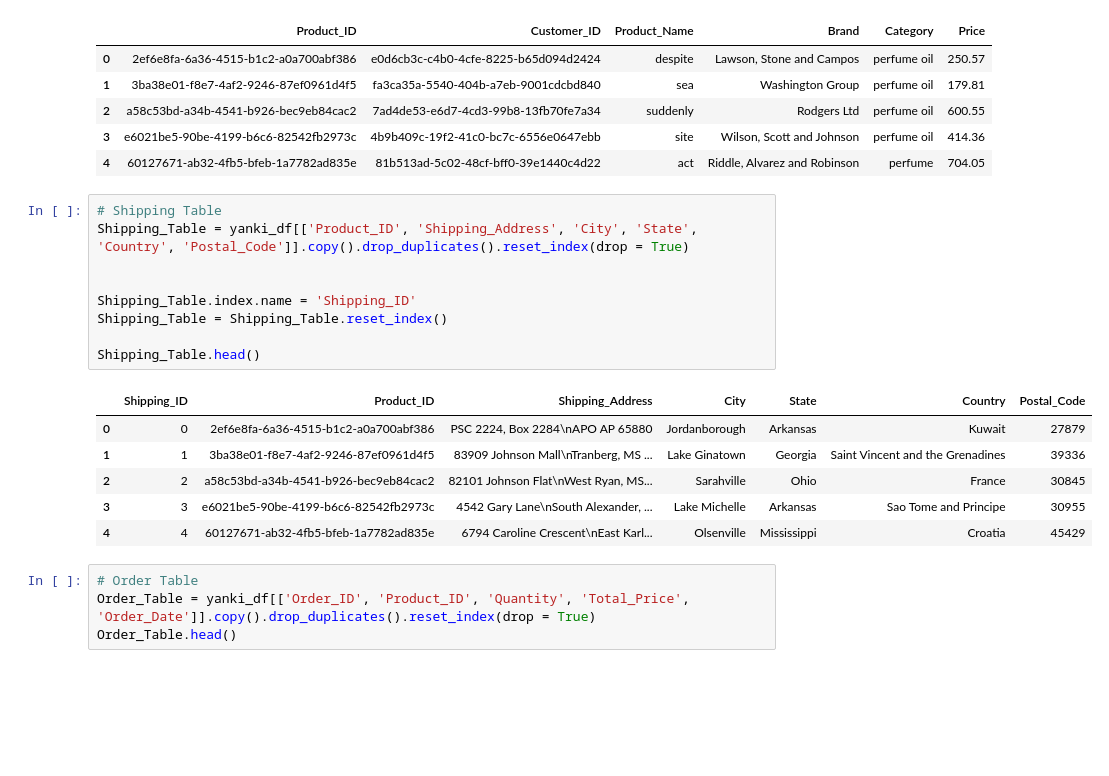
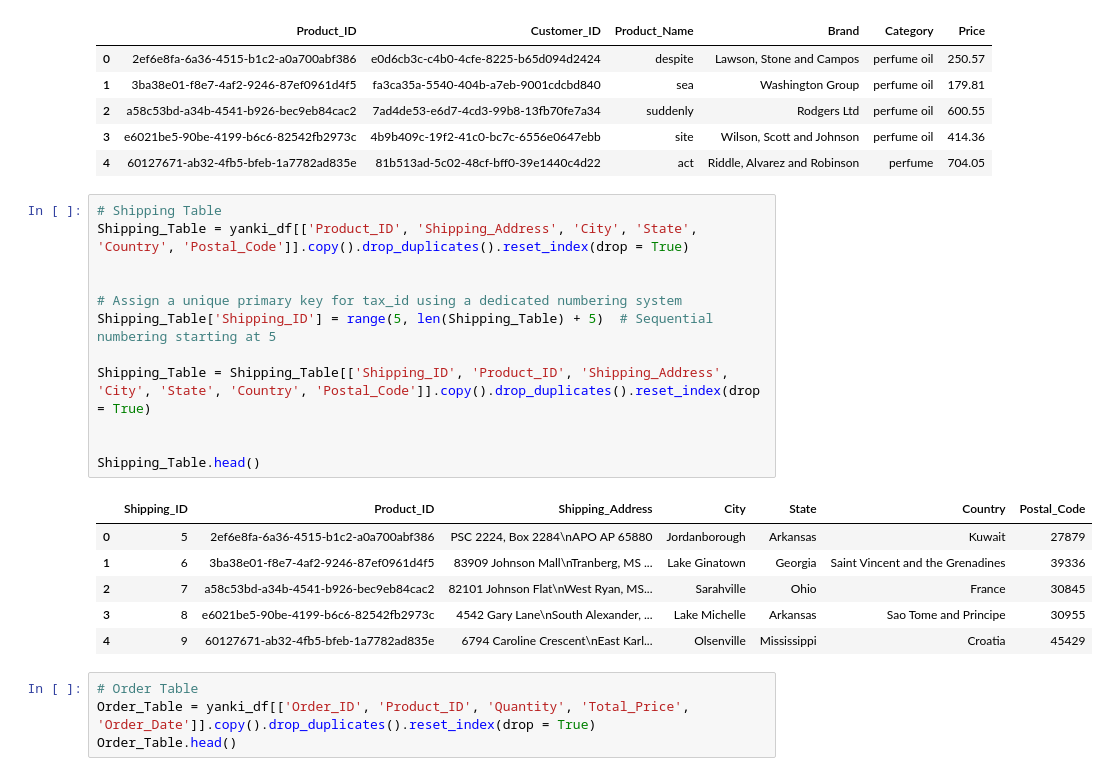
Before and after one commit to Nel-zi/Yanki_Ecommerce, a Jupyter notebook: Yanki_Ecommerce.ipynb, the cells around one changed output. Drawn from its saved outputs; the diff is of its cells as text; blank space fills up the shorter version.

```diff
--- a/Yanki_Ecommerce.ipynb
+++ b/Yanki_Ecommerce.ipynb
@@ -123,19 +139,22 @@ Product_Table.head()
 # %%
 # Shipping Table
 Shipping_Table = yanki_df[['Product_ID', 'Shipping_Address', 'City', 'State', 'Country', 'Postal_Code']].copy().drop_duplicates().reset_index(drop = True)
 
 
-Shipping_Table.index.name = 'Shipping_ID'
-Shipping_Table = Shipping_Table.reset_index()
+# Assign a unique primary key for tax_id using a dedicated numbering system
+Shipping_Table['Shipping_ID'] = range(5, len(Shipping_Table) + 5)  # Sequential numbering starting at 5
+
+Shipping_Table = Shipping_Table[['Shipping_ID', 'Product_ID', 'Shipping_Address', 'City', 'State', 'Country', 'Postal_Code']].copy().drop_duplicates().reset_index(drop = True)
+
 
 Shipping_Table.head()
 # %% [output]
 |  | Shipping_ID | Product_ID | Shipping_Address | City | State | Country | Postal_Code |
-| 0 | 0 | 2ef6e8fa-6a36-4515-b1c2-a0a700abf386 | PSC 2224, Box 2284\nAPO AP 65880 | Jordanborough | Arkansas | Kuwait | 27879 |
-| 1 | 1 | 3ba38e01-f8e7-4af2-9246-87ef0961d4f5 | 83909 Johnson Mall\nTranberg, MS ... | Lake Ginatown | Georgia | Saint Vincent and the Grenadines | 39336 |
-| 2 | 2 | a58c53bd-a34b-4541-b926-bec9eb84cac2 | 82101 Johnson Flat\nWest Ryan, MS... | Sarahville | Ohio | France | 30845 |
-| 3 | 3 | e6021be5-90be-4199-b6c6-82542fb2973c | 4542 Gary Lane\nSouth Alexander, ... | Lake Michelle | Arkansas | Sao Tome and Principe | 30955 |
-| 4 | 4 | 60127671-ab32-4fb5-bfeb-1a7782ad835e | 6794 Caroline Crescent\nEast Karl... | Olsenville | Mississippi | Croatia | 45429 |
+| 0 | 5 | 2ef6e8fa-6a36-4515-b1c2-a0a700abf386 | PSC 2224, Box 2284\nAPO AP 65880 | Jordanborough | Arkansas | Kuwait | 27879 |
+| 1 | 6 | 3ba38e01-f8e7-4af2-9246-87ef0961d4f5 | 83909 Johnson Mall\nTranberg, MS ... | Lake Ginatown | Georgia | Saint Vincent and the Grenadines | 39336 |
+| 2 | 7 | a58c53bd-a34b-4541-b926-bec9eb84cac2 | 82101 Johnson Flat\nWest Ryan, MS... | Sarahville | Ohio | France | 30845 |
+| 3 | 8 | e6021be5-90be-4199-b6c6-82542fb2973c | 4542 Gary Lane\nSouth Alexander, ... | Lake Michelle | Arkansas | Sao Tome and Principe | 30955 |
+| 4 | 9 | 60127671-ab32-4fb5-bfeb-1a7782ad835e | 6794 Caroline Crescent\nEast Karl... | Olsenville | Mississippi | Croatia | 45429 |
 # %%
 # Order Table
 Order_Table = yanki_df[['Order_ID', 'Product_ID', 'Quantity', 'Total_Price', 'Order_Date']].copy().drop_duplicates().reset_index(drop = True)
```
Also changed, not shown: parts of 12 cells of this notebook, 2 other files.
